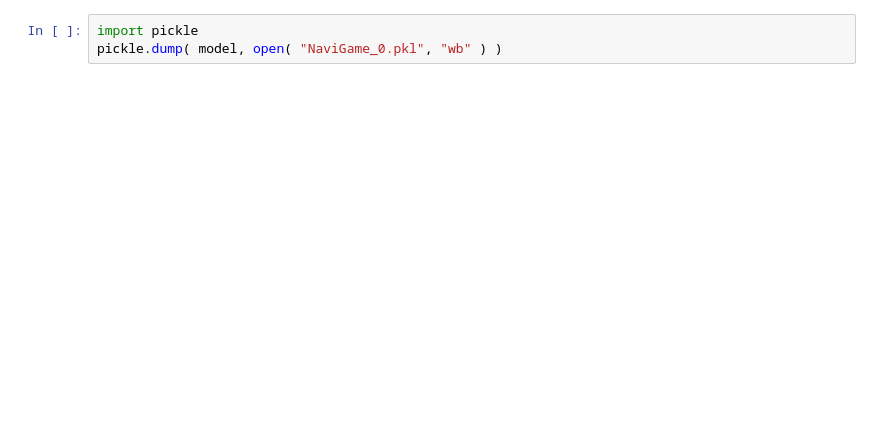
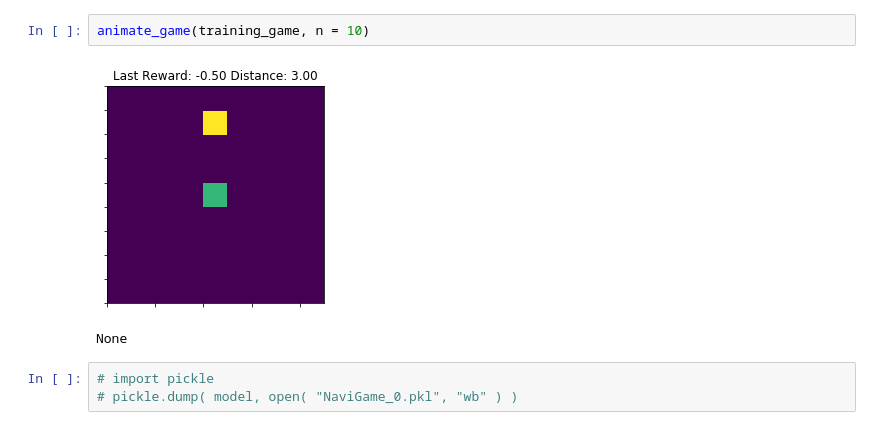
Before and after one commit to tab0r/Neural.Swarms, a Jupyter notebook: NaviGame/Reinforcement Model Training.ipynb, the cells around one changed output. Drawn from its saved outputs; the diff is of its cells as text; blank space fills up the shorter version.

```diff
--- a/NaviGame/Reinforcement Model Training.ipynb
+++ b/NaviGame/Reinforcement Model Training.ipynb
@@ -118,3 +103,8 @@ pl.show()
+# %%
+animate_game(training_game, n = 10)
+# %% [output]
+[figure, added]
+None
 # %%
-import pickle
-pickle.dump( model, open( "NaviGame_0.pkl", "wb" ) )
+# import pickle
+# pickle.dump( model, open( "NaviGame_0.pkl", "wb" ) )
```
Also changed, not shown: parts of 8 cells of this notebook, 11 other files.
